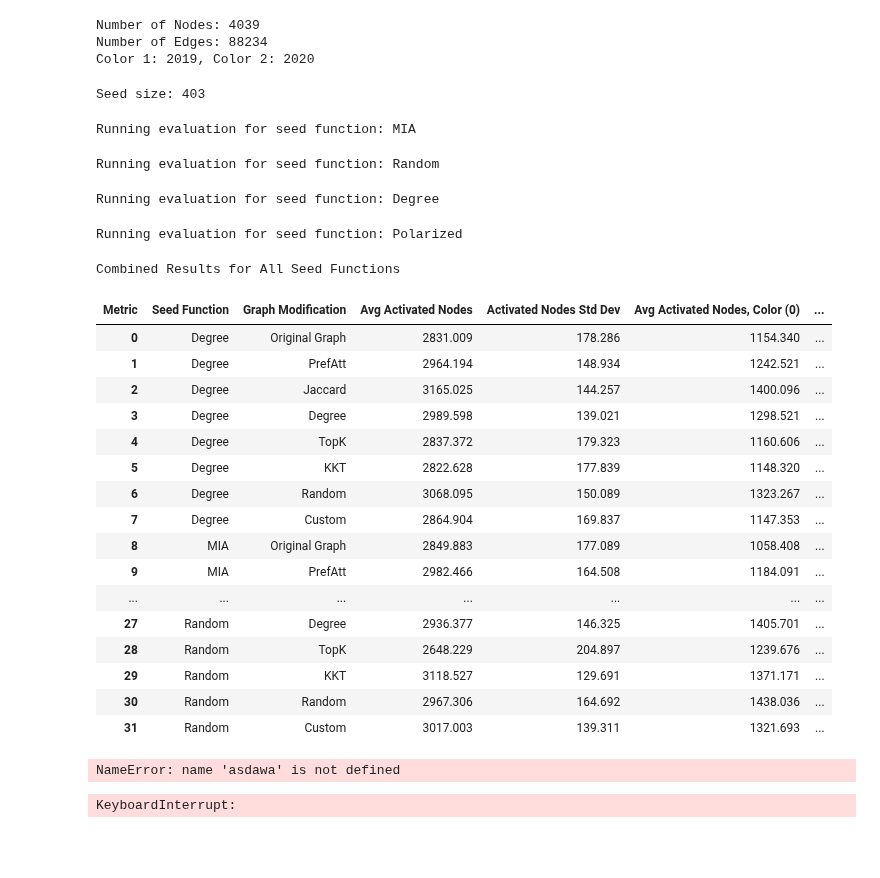
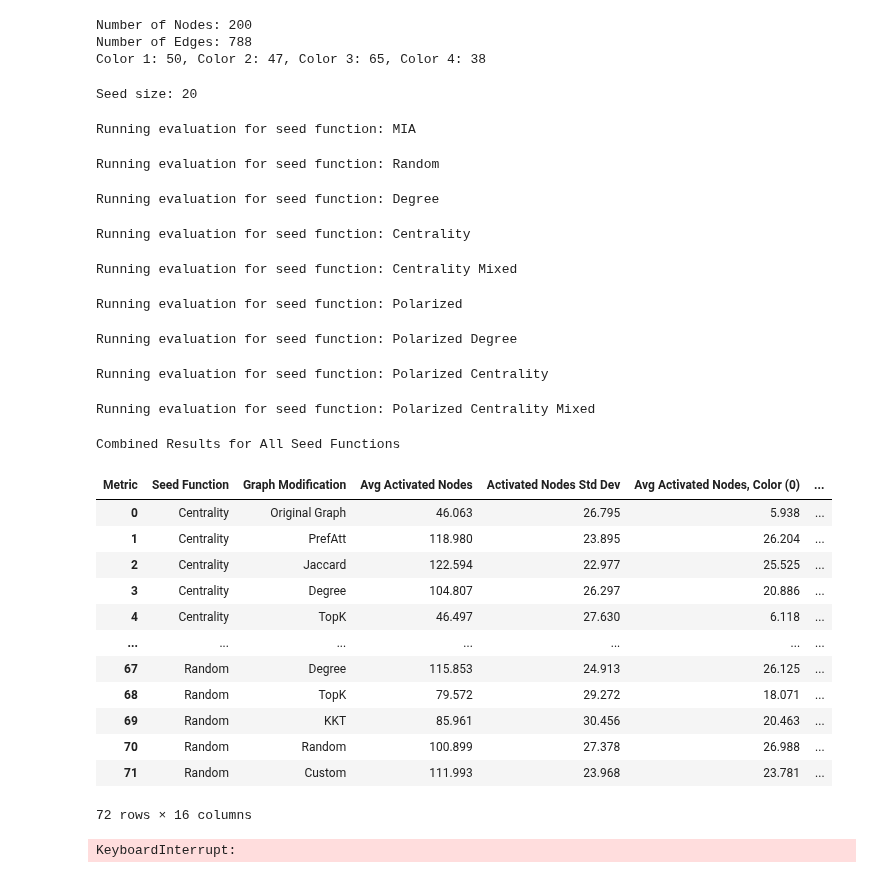
Before and after one commit to jonasq99/Designing_Link_Recommendation_Methods_to_Reduce_Polarization, a Jupyter notebook: link_addidtion.ipynb, the cells around one changed output. Drawn from its saved outputs; the diff is of its cells as text; code cells hidden in the pictures; blank space fills up the shorter version.

Commit message:
Optimize edge addition methods and improve code structure

```diff
--- a/link_addidtion.ipynb
+++ b/link_addidtion.ipynb
@@ -180,10 +180,10 @@ def evaluate_all_seeds(G, seed_functions, seed_size, k, max_iter, budget):
 
     return all_results_df
 # %%
-num_groups = 2
+num_groups = 4
 
-#G = create_polarized_graph_multiple(100, num_groups, 0.05, 0.01)
-G = graph_loader("datasets/facebook/facebook_combined.txt")
+G = create_polarized_graph_multiple(200, num_groups, 0.05, 0.01)
+#G = graph_loader("datasets/facebook/facebook_combined.txt")
 #G = graph_loader('datasets/congress_network/congress.edgelist')
 
 spectral_partition_coloring(G, num_groups)
@@ -191,9 +191,9 @@ colors = plt.cm.get_cmap('tab10', num_groups)  # Use 'tab10' colormap to get dis
 color_map = [colors(G.nodes[node]["color"]) for node in G.nodes()]
 print(', '.join([f"Color {i+1}: {value}" for i, value in enumerate(list(Counter(color_map).values()))]))
 # %% [output]
-Number of Nodes: 4039
-Number of Edges: 88234
-Color 1: 2019, Color 2: 2020
+Number of Nodes: 200
+Number of Edges: 788
+Color 1: 50, Color 2: 47, Color 3: 65, Color 4: 38
 # %%
 seed_size = G.number_of_nodes() // 10
 print(f"Seed size: {seed_size}")
@@ -201,42 +201,48 @@ k = seed_size
 max_iter = 1000
 budget = 3 * seed_size
 # %% [output]
-Seed size: 403
+Seed size: 20
 # %%
 # Define your seed functions
 seed_functions = {
     "MIA": seed_influence_maximization,
     "Random": seed_random,
     "Degree": seed_degree,
+    "Centrality": seed_centrality,
+    "Centrality Mixed": seed_centrality_mixed,
     "Polarized": lambda G, seed_size: seed_polarized(G, seed_size, 0),
+    "Polarized Degree": lambda G, seed_size: seed_polarized_degree(G, seed_size, 0),
+    "Polarized Centrality": lambda G, seed_size: seed_polarized_centrality(G, seed_size, 0),
+    "Polarized Centrality Mixed": lambda G, seed_size: seed_polarized_centrality_mixed(G, seed_size, 0),
 }
 
 # Example of how to call the function
 all_results_df = evaluate_all_seeds(G, seed_functions, seed_size, k, max_iter, budget)
 
 # Display the combined results
 print("Combined Results for All Seed Functions")
 all_results_df
 # %% [output]
 Running evaluation for seed function: MIA
 Running evaluation for seed function: Random
 Running evaluation for seed function: Degree
-Running evaluation for seed function: Polarized
+Running evaluation for seed function: Centrality
-Combined Results for All Seed Functions
+Running evaluation for seed function: Centrality Mixed
+Running evaluation for seed function: Polarized
+Running evaluation for seed function: Polarized Degree
+Running evaluation for seed function: Polarized Centrality
+Running evaluation for seed function: Polarized Centrality Mixed
+Combined Results for All Seed Functions
 | Metric | Seed Function | Graph Modification | Avg Activated Nodes | Activated Nodes Std Dev | Avg Activated Nodes, Color (0) | ... |
-| 0 | Degree | Original Graph | 2831.009 | 178.286 | 1154.340 | ... |
-| 1 | Degree | PrefAtt | 2964.194 | 148.934 | 1242.521 | ... |
-| 2 | Degree | Jaccard | 3165.025 | 144.257 | 1400.096 | ... |
-| 3 | Degree | Degree | 2989.598 | 139.021 | 1298.521 | ... |
-| 4 | Degree | TopK | 2837.372 | 179.323 | 1160.606 | ... |
-| 5 | Degree | KKT | 2822.628 | 177.839 | 1148.320 | ... |
-| 6 | Degree | Random | 3068.095 | 150.089 | 1323.267 | ... |
-| 7 | Degree | Custom | 2864.904 | 169.837 | 1147.353 | ... |
-| 8 | MIA | Original Graph | 2849.883 | 177.089 | 1058.408 | ... |
-| 9 | MIA | PrefAtt | 2982.466 | 164.508 | 1184.091 | ... |
+| 0 | Centrality | Original Graph | 46.063 | 26.795 | 5.938 | ... |
+| 1 | Centrality | PrefAtt | 118.980 | 23.895 | 26.204 | ... |
+| 2 | Centrality | Jaccard | 122.594 | 22.977 | 25.525 | ... |
+| 3 | Centrality | Degree | 104.807 | 26.297 | 20.886 | ... |
+| 4 | Centrality | TopK | 46.497 | 27.630 | 6.118 | ... |
 | ... | ... | ... | ... | ... | ... | ... |
-| 27 | Random | Degree | 2936.377 | 146.325 | 1405.701 | ... |
-| 28 | Random | TopK | 2648.229 | 204.897 | 1239.676 | ... |
-| 29 | Random | KKT | 3118.527 | 129.691 | 1371.171 | ... |
-| 30 | Random | Random | 2967.306 | 164.692 | 1438.036 | ... |
-| 31 | Random | Custom | 3017.003 | 139.311 | 1321.693 | ... |
+| 67 | Random | Degree | 115.853 | 24.913 | 26.125 | ... |
+| 68 | Random | TopK | 79.572 | 29.272 | 18.071 | ... |
+| 69 | Random | KKT | 85.961 | 30.456 | 20.463 | ... |
+| 70 | Random | Random | 100.899 | 27.378 | 26.988 | ... |
+| 71 | Random | Custom | 111.993 | 23.968 | 23.781 | ... |
+72 rows × 16 columns
@@ -245,4 +248,0 @@ all_results_df.to_csv("results_facebook_4039_nodes_3.csv", index=False)
-# %%
-asdawa
-# %% [output]
-NameError: name 'asdawa' is not defined
```
Also changed, not shown: parts of 2 cells of this notebook, 1 other file.
